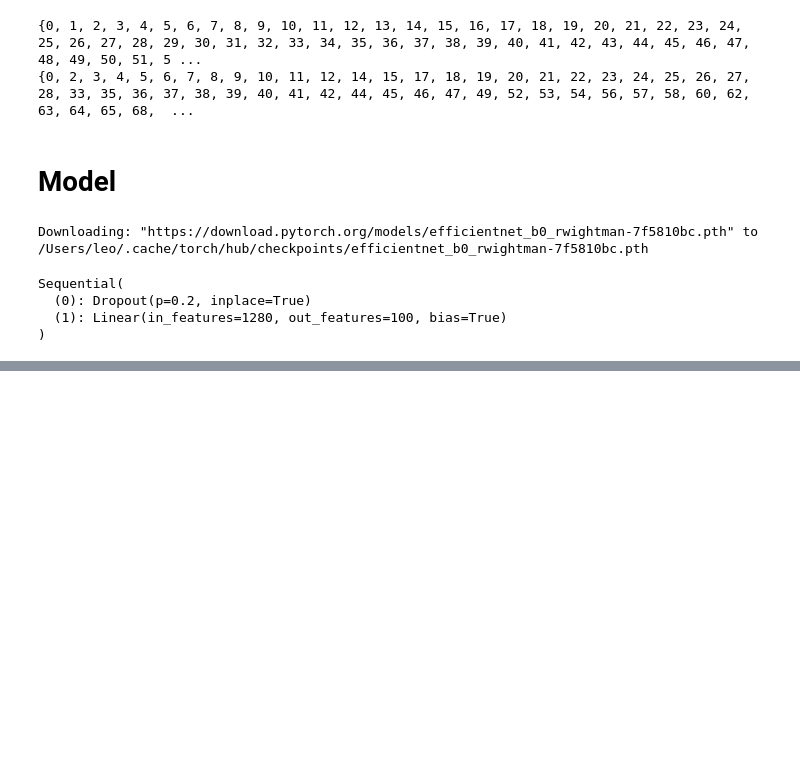
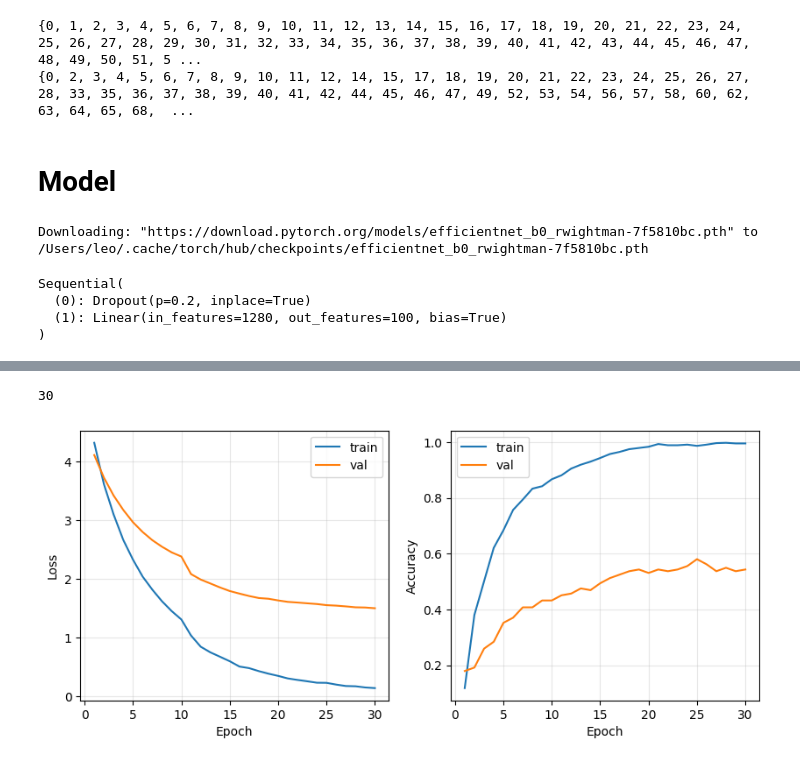
Before and after one commit to bli312/cnn-image-identifier, a Jupyter notebook: final.ipynb, the cells around one changed output, grey strips where cells are left out. Cells and saved outputs as stored; diff of their text form; code cells hidden in the pictures; blank space fills up the shorter version.

Commit message:
finished training model and making predictions

```diff
--- a/final.ipynb
+++ b/final.ipynb
@@ -310,11 +310,11 @@ def train_one_epoch(model, loader, optimizer):
         loss.backward()
         optimizer.step()
 
-        batch_size = labels.szie(0)
+        batch_size = labels.size(0)
         total_loss += loss.item() * batch_size
 
         preds = outputs.argmax(dim=1)
-        correct += (preds == labelw).sum().item()
+        correct += (preds == labels).sum().item()
         total += batch_size
 
     avg_loss = total_loss / total
@@ -395,3 +509,43 @@ with torch.no_grad():
 #     epoch_loss = test_current_loss / len(test_loader)
 #     epoch_accuracy = test_correct / test_total
 #     print(f"Test Loss: {epoch_loss:.4f}, Test Accuracy: {epoch_accuracy:.4f}")
+# %%
+# Plotting
+epoch_total = epochs + epoch_2
+
+
+print(epoch_total)
+
+epochs_range = range(1, epoch_total+1)
+
+# print(len(epochs_range))
+# print(len(history["train_loss"]))
+
+# history["train_loss"].
+# print((history["train_loss"]))
+
+
+# epochs_range = range(1, 12)
+
+
+plt.figure(figsize=(10, 4))
+
+plt.subplot(1, 2, 1)
+plt.plot(epochs_range, history["train_loss"], label="train")
+plt.plot(epochs_range, history["val_loss"], label="val")
+plt.xlabel("Epoch")
+plt.ylabel("Loss")
+plt.legend()
+plt.grid(True, alpha=0.3)
+
+
+plt.subplot(1, 2, 2)
+plt.plot(epochs_range, history["train_acc"], label="train")
+plt.plot(epochs_range, history["val_acc"], label="val")
+plt.xlabel("Epoch")
+plt.ylabel("Accuracy")
+plt.legend()
+plt.grid(True, alpha=0.3)
+# %% [output]
+30
+[figure, added]
```
Also changed, not shown: parts of 5 cells of this notebook.
